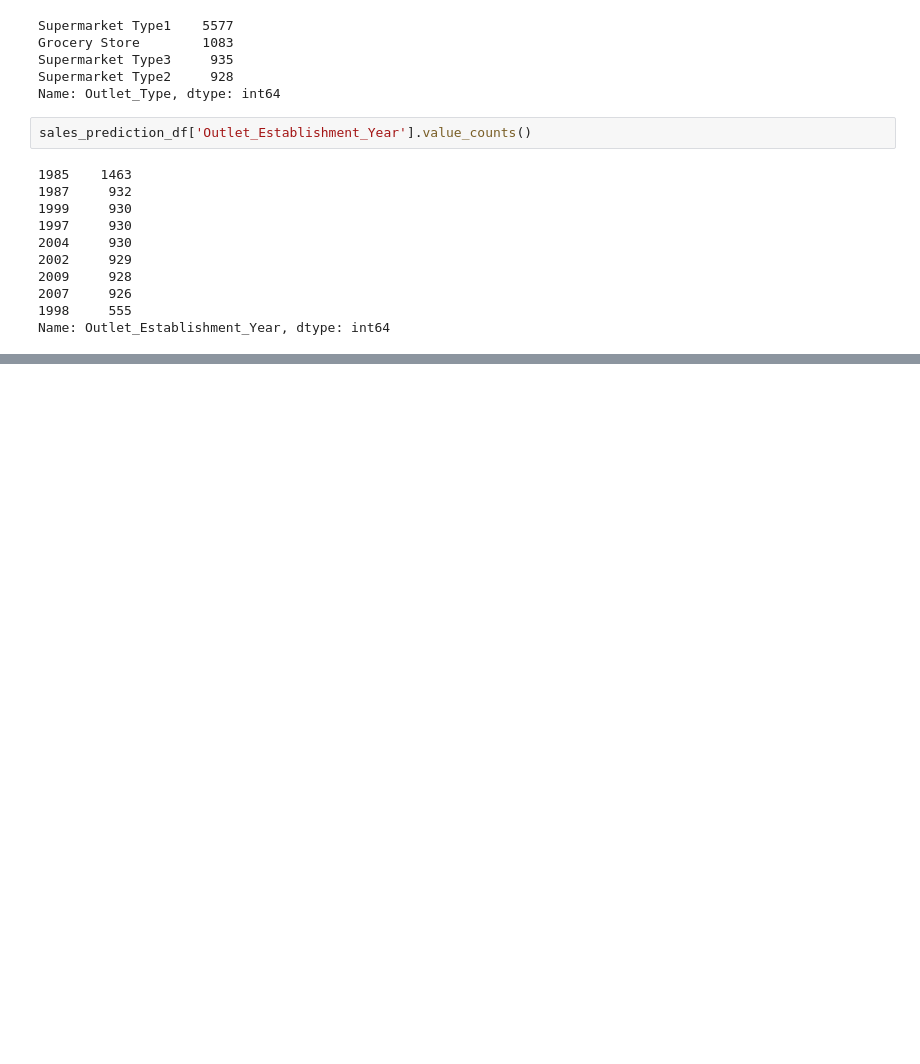
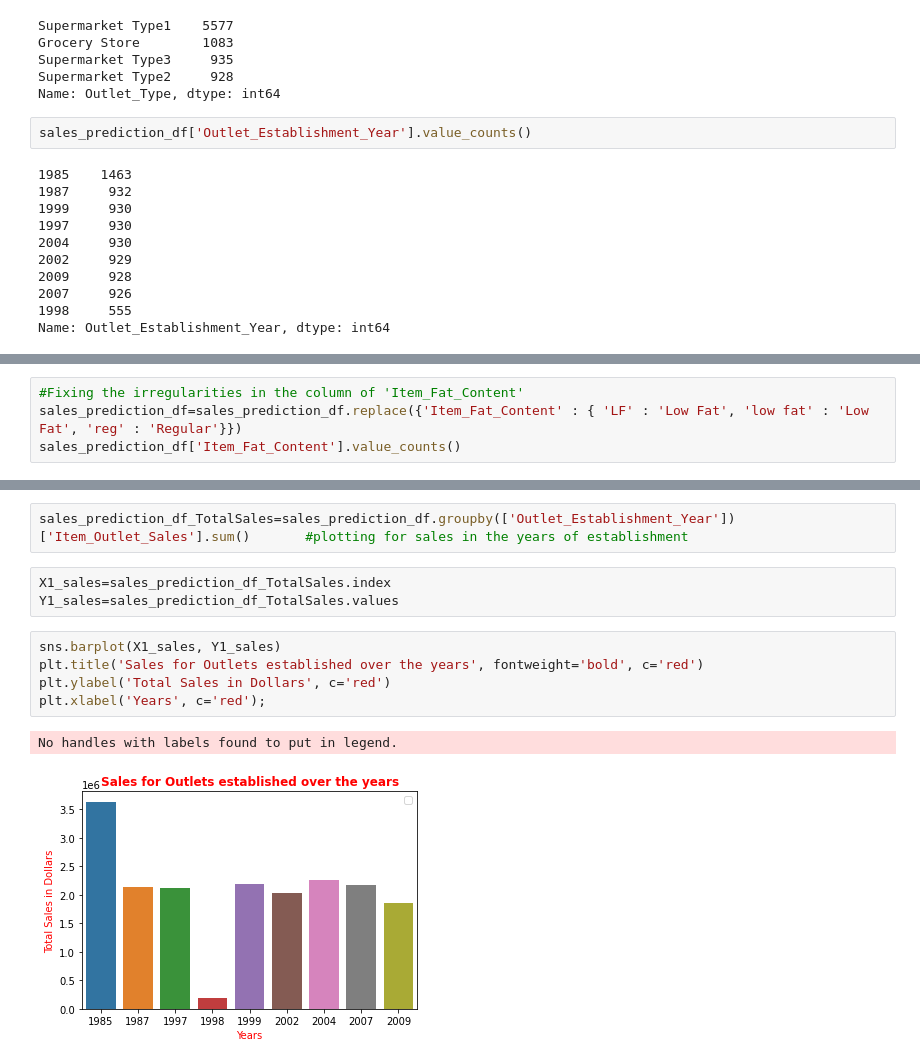
Before and after one commit to Maitreyeej/Food_Sales_Prediction, a Jupyter notebook: Sales_Prediction.ipynb, the cells around one changed output, grey strips where cells are left out. Drawn from its saved outputs; the diff is of its cells as text; blank space fills up the shorter version.

```diff
--- a/Sales_Prediction.ipynb
+++ b/Sales_Prediction.ipynb
@@ -269,0 +282,4 @@ Name: Outlet_Establishment_Year, dtype: int64
+# %%
+#Fixing the irregularities in the column of 'Item_Fat_Content'
+sales_prediction_df=sales_prediction_df.replace({'Item_Fat_Content' : { 'LF' : 'Low Fat', 'low fat' : 'Low Fat', 'reg' : 'Regular'}})
+sales_prediction_df['Item_Fat_Content'].value_counts()
@@ -269,0 +311,13 @@ Name: Outlet_Establishment_Year, dtype: int64
+# %%
+sales_prediction_df_TotalSales=sales_prediction_df.groupby(['Outlet_Establishment_Year'])['Item_Outlet_Sales'].sum()       #plotting for sales in the years of establishment
+# %%
+X1_sales=sales_prediction_df_TotalSales.index
+Y1_sales=sales_prediction_df_TotalSales.values
+# %%
+sns.barplot(X1_sales, Y1_sales)
+plt.title('Sales for Outlets established over the years', fontweight='bold', c='red')
+plt.ylabel('Total Sales in Dollars', c='red')
+plt.xlabel('Years', c='red');
+# %% [output]
+No handles with labels found to put in legend.
+[figure, added]
```
Also changed, not shown: parts of 22 cells of this notebook.
